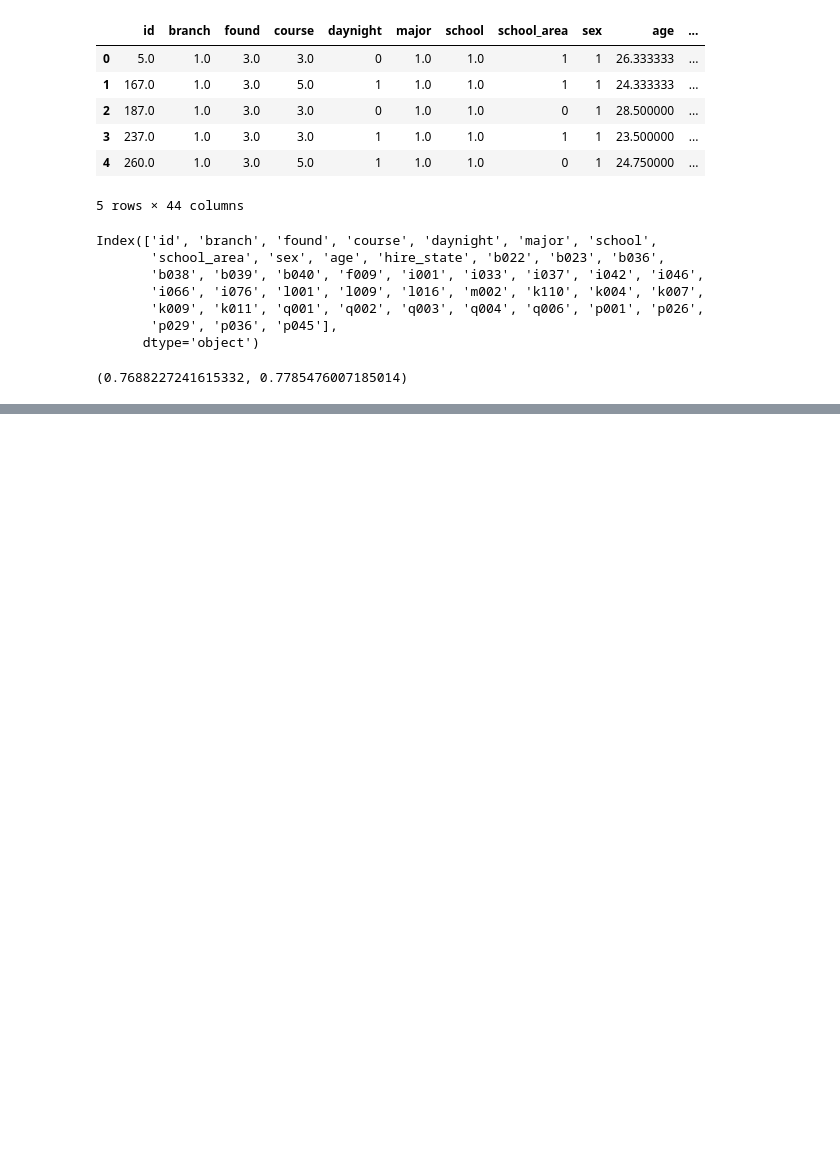
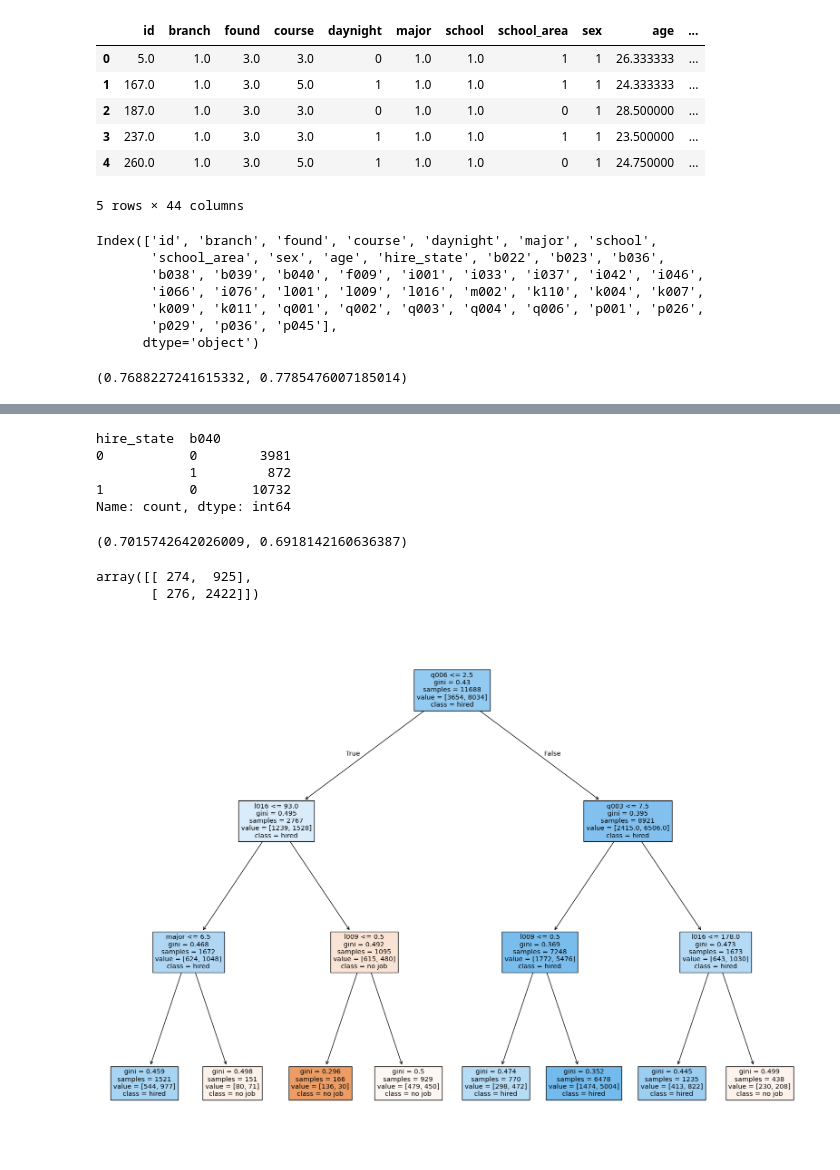
Before and after one commit to Encore-SKN-9/ml_4team, a Jupyter notebook: ml.ipynb, the cells around one changed output, grey strips where cells are left out. Saved outputs shown, nothing was run; the diff lists cells and outputs as text; code cells hidden in the pictures; blank space fills up the shorter version.

```diff
--- a/ml.ipynb
+++ b/ml.ipynb
@@ -53,0 +54,48 @@ plt.show()
+# %%
+aa = df[['hire_state','b040']]
+aa.groupby('hire_state').value_counts()
+# %% [output]
+hire_state  b040
+0           0        3981
+            1         872
+1           0       10732
+Name: count, dtype: int64
+# %%
+# b로 시작하는 변수 삭제
+from sklearn.tree import DecisionTreeClassifier
+from sklearn.model_selection import train_test_split
+
+tree = DecisionTreeClassifier()
+
+X = df.drop(['id','hire_state','b022', 'b023', 'b036', 'b038', 'b039', 'b040'],axis=1)
+y = df['hire_state']
+
+X_train, X_test, y_train, y_test = train_test_split(X, y, random_state=0)
+# %%
+dt_clf = DecisionTreeClassifier(random_state=0, max_depth=3)   # max_depth : 가지치기 (최대 깊이 지정)
+dt_clf.fit(X_train, y_train)
+
+dt_clf.score(X_train, y_train), dt_clf.score(X_test, y_test)
+# %% [output]
+(0.7015742642026009, 0.6918142160636387)
+# %%
+from sklearn.metrics import confusion_matrix
+y_pred = dt_clf.predict(X_test)
+confusion_matrix(y_test, y_pred, labels=[0, 1])
+# %% [output]
+array([[ 274,  925],
+       [ 276, 2422]])
+# %%
+from sklearn.tree import plot_tree
+
+plt.figure(figsize=(20, 15))
+# plot_tree(dt_clf)
+plot_tree(dt_clf, filled=True,   # 색 채우기 옵션 (특정 클래스의 비율 표현)
+          feature_names=list(X_train.columns),    # 특성 이름
+          class_names=['no job','hired'],  # 클래스 이름
+          max_depth=5 # 그림에 대하여 최대 깊이 지정
+)
+plt.show()
+# q006: 음주빈도2.5이하 취직, l016: 훈련시간 93시간 이하 취직, q003: 하루 평균 수면시간7.5이하 취직
+# %% [output]
+[figure, added]
```
Also changed, not shown: parts of 28 cells of this notebook, 16 other files.
